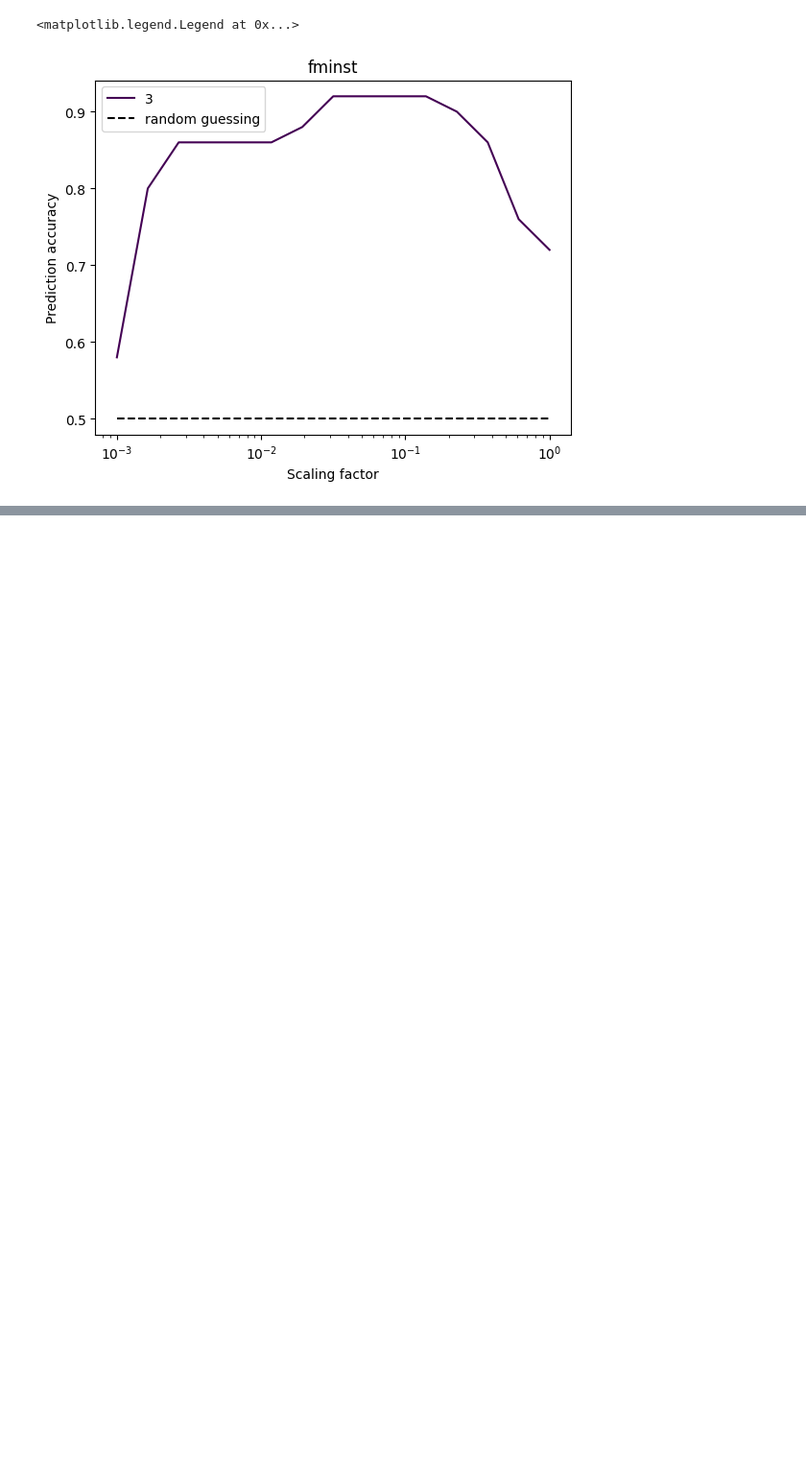
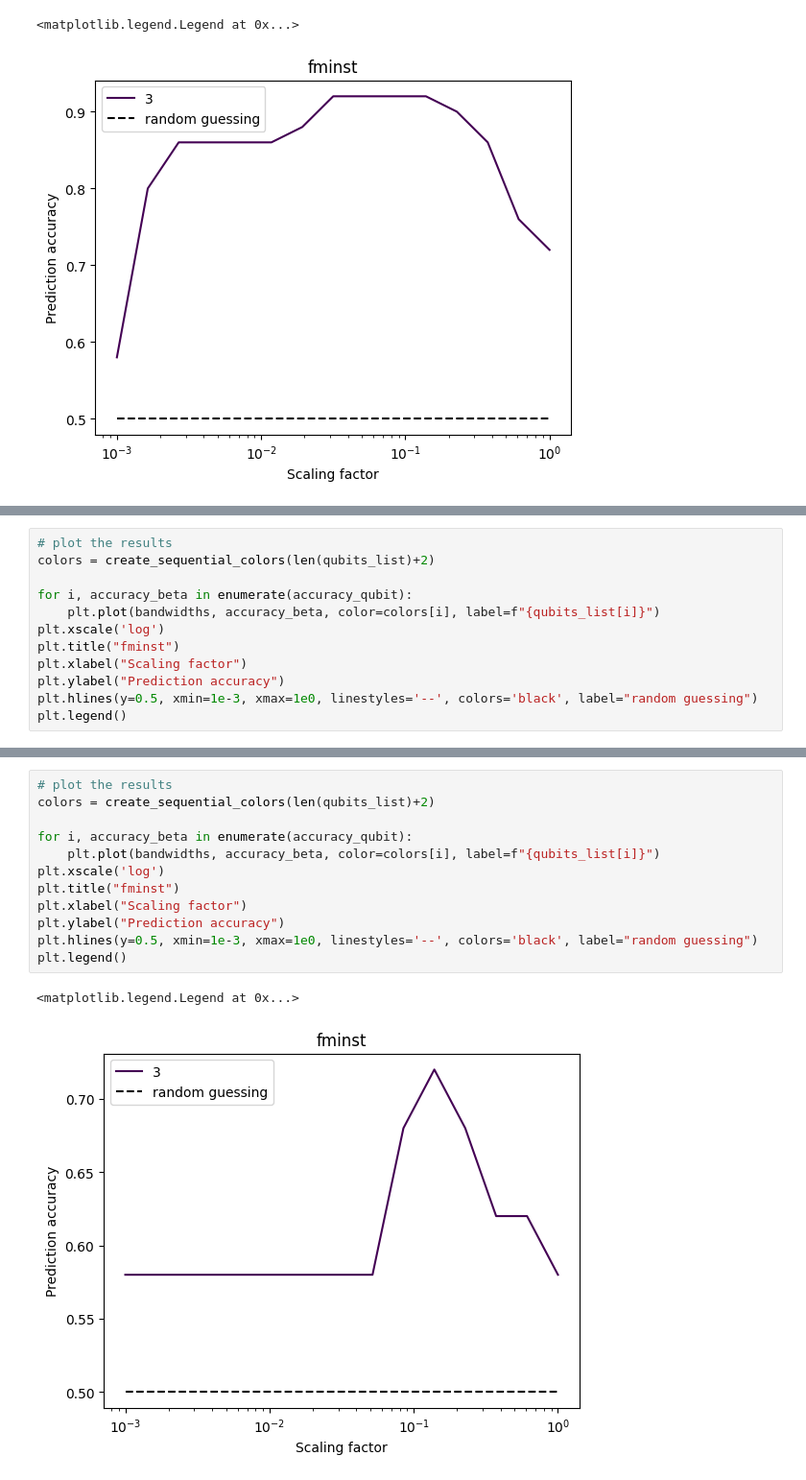
Before and after one commit to CERN-IT-INNOVATION/olqti-summer-school-2024, a Jupyter notebook: quantum_computing_applications_and_use_cases/kernel-bandwidth-in-QML.ipynb, the cells around one changed output, grey strips where cells are left out. Shown at 96% size. Saved outputs shown, nothing was run; the diff lists cells and outputs as text; blank space fills up the shorter version.

Commit message:
pennylane working, qiskit working but the results are quantitatively different. Is it due to the number of shots? Do not find a way to get the exact simulator with infinite number of shots

```diff
--- a/quantum_computing_applications_and_use_cases/kernel-bandwidth-in-QML.ipynb
+++ b/quantum_computing_applications_and_use_cases/kernel-bandwidth-in-QML.ipynb
@@ -584,0 +628,12 @@ plt.legend()
+# %%
+# plot the results
+colors = create_sequential_colors(len(qubits_list)+2)
+
+for i, accuracy_beta in enumerate(accuracy_qubit):
+    plt.plot(bandwidths, accuracy_beta, color=colors[i], label=f"{qubits_list[i]}")
+plt.xscale('log')
+plt.title("fminst")
+plt.xlabel("Scaling factor")
+plt.ylabel("Prediction accuracy")
+plt.hlines(y=0.5, xmin=1e-3, xmax=1e0, linestyles='--', colors='black', label="random guessing")
+plt.legend()
@@ -584,0 +847,15 @@ plt.legend()
+# %%
+# plot the results
+colors = create_sequential_colors(len(qubits_list)+2)
+
+for i, accuracy_beta in enumerate(accuracy_qubit):
+    plt.plot(bandwidths, accuracy_beta, color=colors[i], label=f"{qubits_list[i]}")
+plt.xscale('log')
+plt.title("fminst")
+plt.xlabel("Scaling factor")
+plt.ylabel("Prediction accuracy")
+plt.hlines(y=0.5, xmin=1e-3, xmax=1e0, linestyles='--', colors='black', label="random guessing")
+plt.legend()
+# %% [output]
+<matplotlib.legend.Legend at 0x...>
+[figure, added]
```
Also changed, not shown: parts of 11 cells of this notebook.
